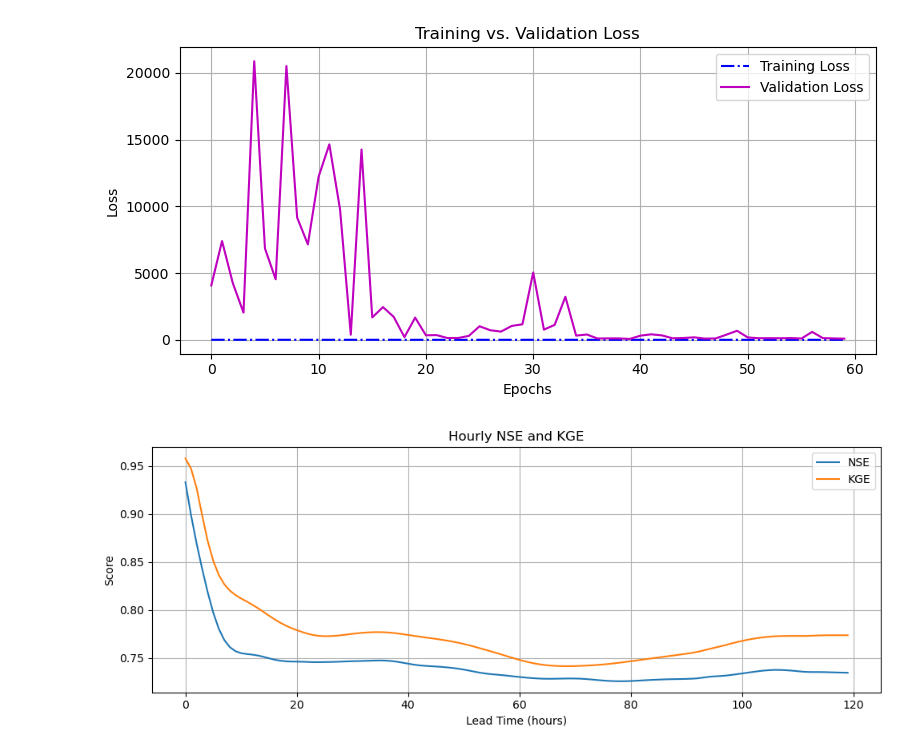
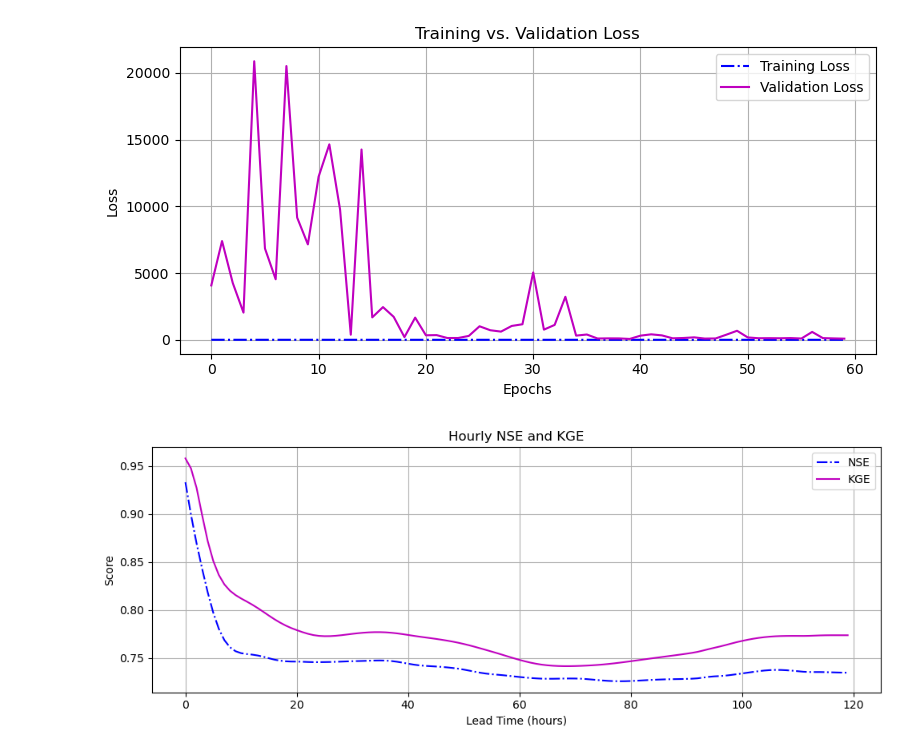
Before and after one commit to uihilab/HydroLSTM, a Jupyter notebook: model2_NRM.ipynb, the cells around one changed output. Cells and saved outputs as stored; diff of their text form; code cells hidden in the pictures.

```diff
--- a/model2_NRM.ipynb
+++ b/model2_NRM.ipynb
@@ -300,17 +300,17 @@ plt.show()
 # %%
 import pandas as pd
 import matplotlib.pyplot as plt
 eva_df = pd.read_csv('521_model2_eva.csv')
 
 plt.figure(figsize=(10, 4))
-plt.plot(eva_df['NSE_Test'], label='NSE')
-plt.plot(eva_df['KGE_Test'], label='KGE')
+plt.plot(eva_df['NSE_Test'], label='NSE', color='blue', linestyle='-.')
+plt.plot(eva_df['KGE_Test'], label='KGE', color='m', linestyle='-')
 plt.xlabel('Lead Time (hours)')
 plt.ylabel('Score')
 plt.title('Hourly NSE and KGE')
 plt.legend()
 plt.grid(True)
 plt.tight_layout()
 plt.show()
 # %% [output]
-[figure, old version]
+[figure, new version]
```
